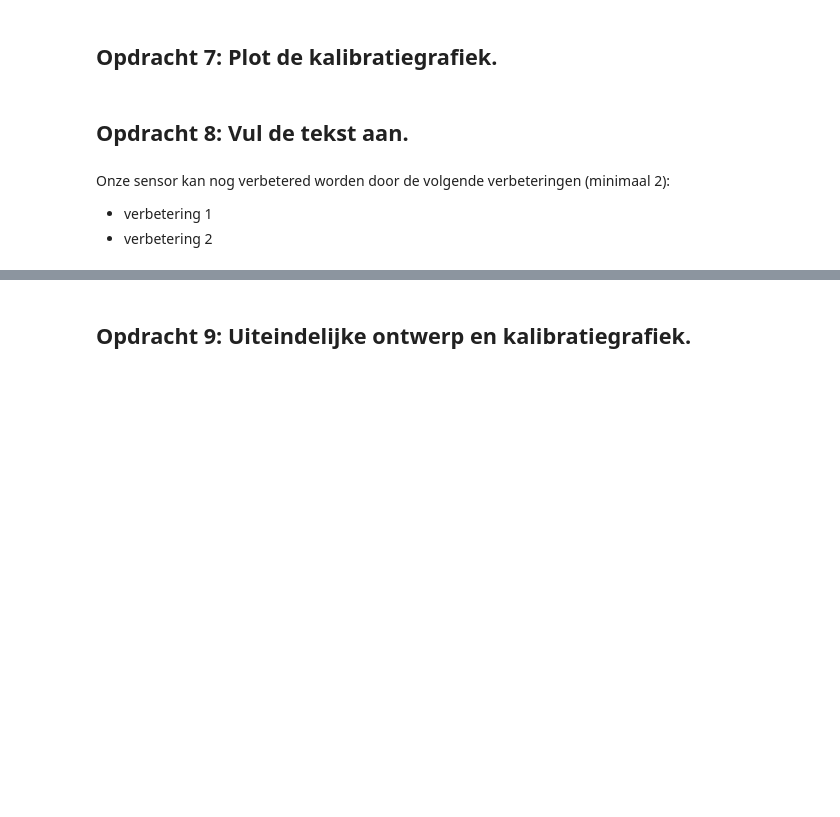
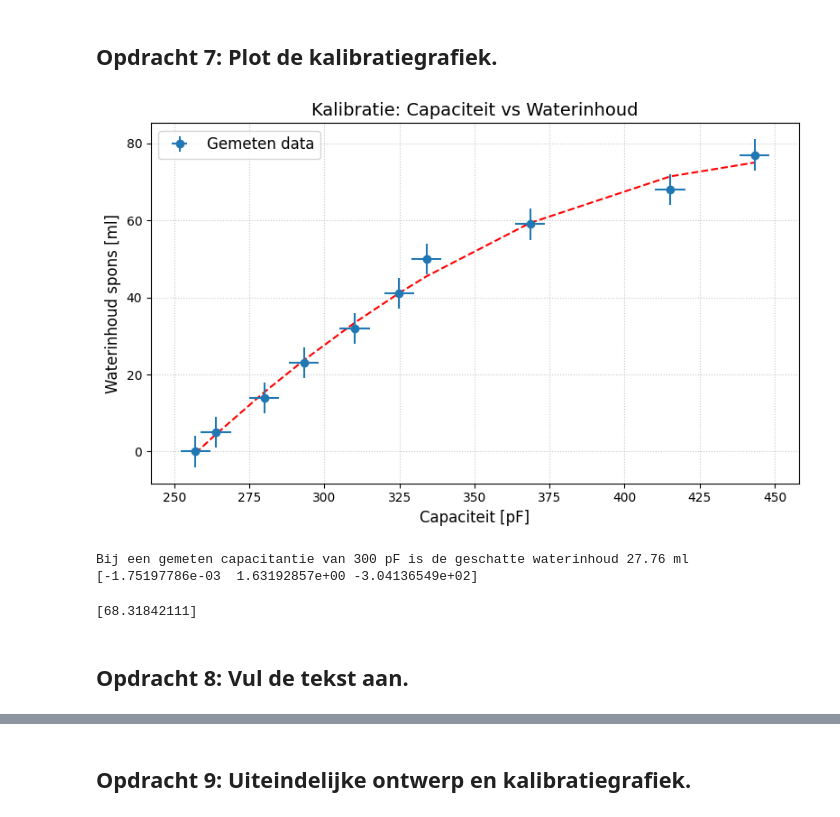
Before and after one commit to pieterbroerse/opdrachten-DEF-D, a Jupyter notebook: FysiekeOntwerpopdrachten/2OntwerpEenSensorCondensator/DEFOntwerpopdracht2OntwerpEenSensorInvulTemplate.ipynb, the cells around one changed output, grey strips where cells are left out. Saved outputs shown, nothing was run; the diff lists cells and outputs as text; code cells hidden in the pictures; blank space fills up the shorter version.

```diff
--- a/FysiekeOntwerpopdrachten/2OntwerpEenSensorCondensator/DEFOntwerpopdracht2OntwerpEenSensorInvulTemplate.ipynb
+++ b/FysiekeOntwerpopdrachten/2OntwerpEenSensorCondensator/DEFOntwerpopdracht2OntwerpEenSensorInvulTemplate.ipynb
@@ -93,7 +121,46 @@ Pas deze tekst aan: Wij gaan een sensor maken die X meet.
+# %%
+# Plot hier je gemeten kalibratiegrafiek en plot in dezelfde figuur ook je verwachte ontwerpgrafiek.
+
+# Gemeten data
+capacitance = np.array([257, 263.8, 280, 293.2, 310.1, 324.9, 334,368.5,415.2,443.3])
+volume_ml = np.array([0, 5, 14, 23, 32, 41, 50, 59, 68, 77])
+capacitance_error = 5
+volume_error = 4
+# Definieer een lineair model voor curve fit
+def linear_model(x, a, b, c):
+    return a * x**2 + b*x + c
+
+# Curve fit
+params, covariance = curve_fit(linear_model,capacitance, volume_ml)
+a, b, c = params
+fit_curve = linear_model(capacitance, a, b, c)
+
+# Plotten
+plt.figure(figsize=(8,5))
+plt.plot(capacitance, fit_curve, color='red', linestyle='--',)
+plt.xlabel("Capaciteit [pF]", fontsize=12)
+plt.ylabel("Waterinhoud spons [ml]", fontsize=12)
+plt.title("Kalibratie: Capaciteit vs Waterinhoud", fontsize=14)
+plt.errorbar(capacitance, volume_ml, xerr=capacitance_error, yerr=volume_error, fmt='o', label='Gemeten data')
+plt.grid(True, linestyle=':', alpha=0.7)
+plt.legend(fontsize=12)
+plt.tight_layout()
+plt.show()
+
+measured_c = 300 #pF
+estimated_volume = linear_model(measured_c,*params)
+print(f"Bij een gemeten capacitantie van {measured_c} pF is de geschatte waterinhoud {estimated_volume:.2f} ml")
+print(params)
+# %% [output]
+[figure, added]
+Bij een gemeten capacitantie van 300 pF is de geschatte waterinhoud 27.76 ml
+[-1.75197786e-03  1.63192857e+00 -3.04136549e+02]
+# %%
+capacitance_nieuwe_spons = np.array([400]) #nF
+
+estimated_volume = linear_model(capacitance_nieuwe_spons, *params)
+print(estimated_volume)
+# %% [output]
+[68.31842111]
 # %% [markdown]
 ## Opdracht 8: Vul de tekst aan.
-# %% [markdown]
-Onze sensor kan nog verbetered worden door de volgende verbeteringen (minimaal 2):
-
-* verbetering 1
-* verbetering 2
```
Also changed, not shown: parts of 25 cells of this notebook, 8 other files.
